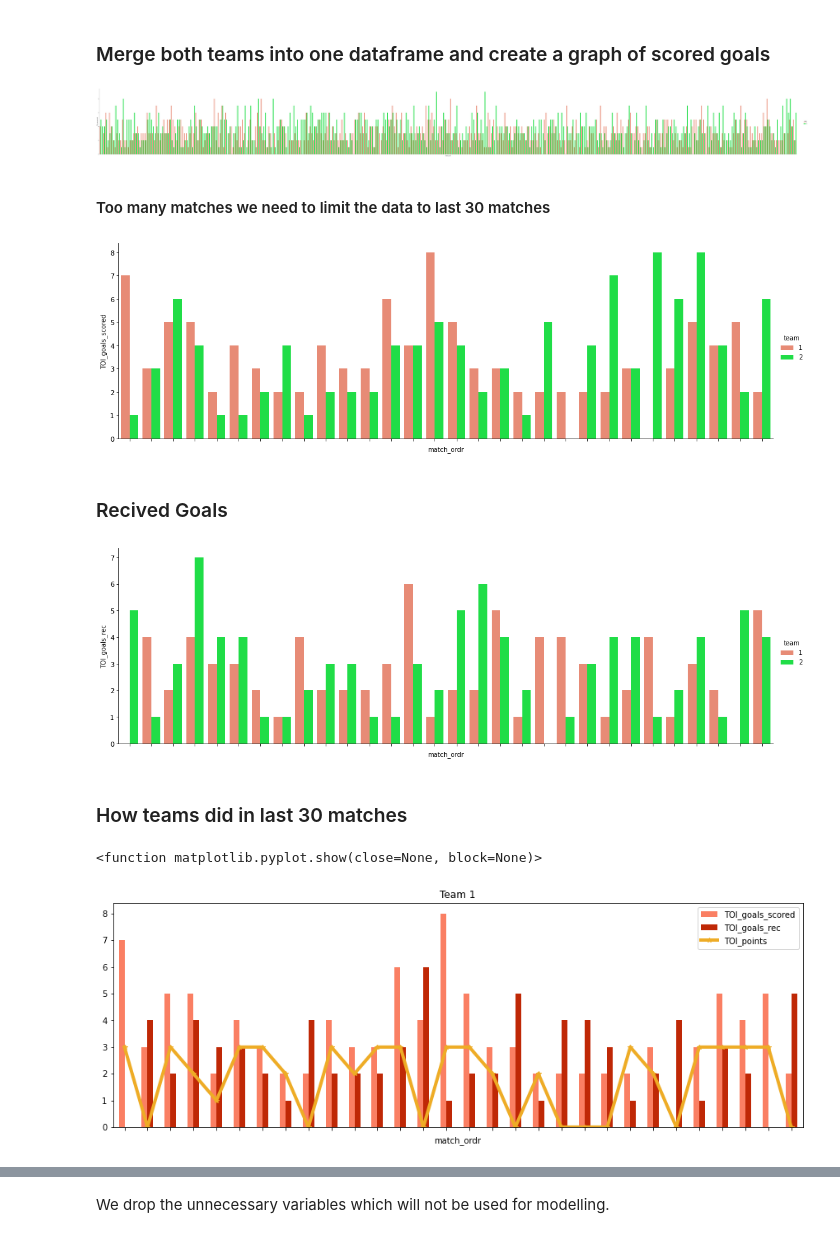
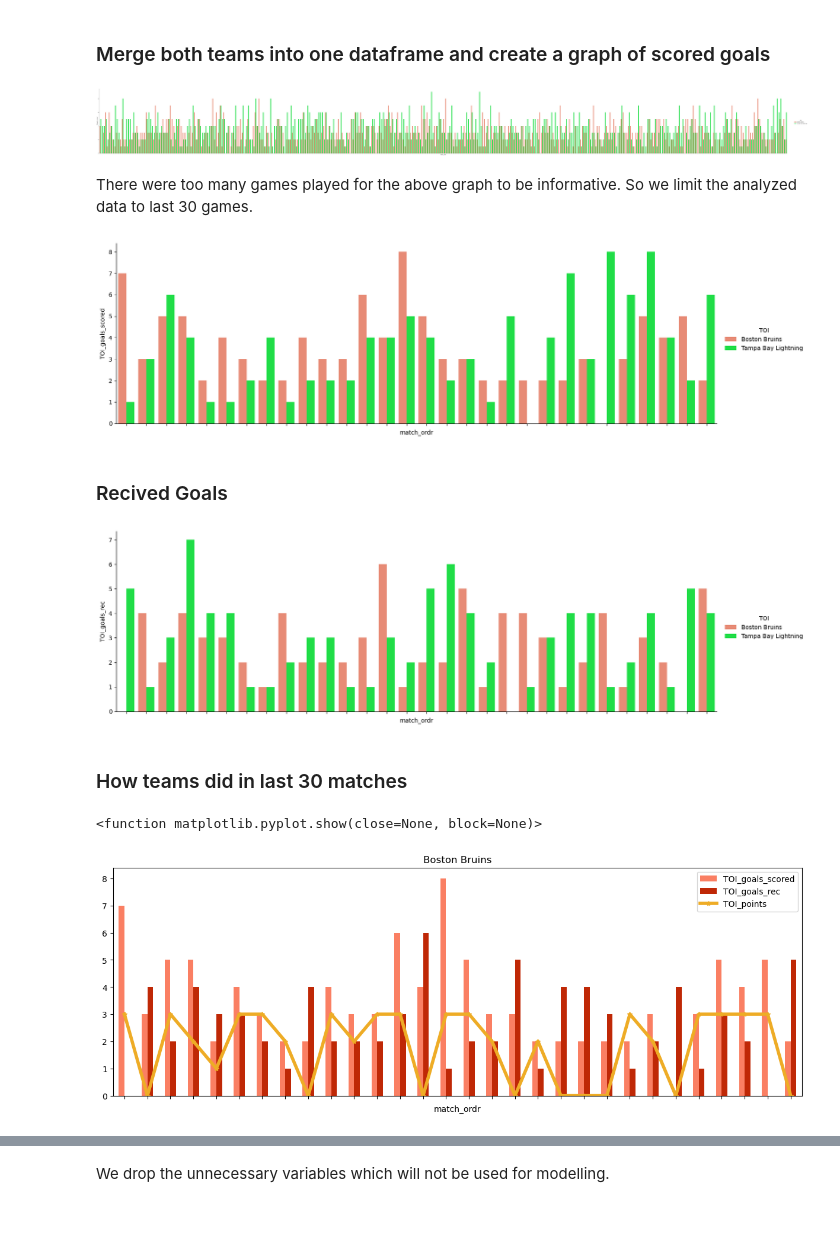
Before and after one commit to pajaKr/nhl_project, a Jupyter notebook: nhl_project.ipynb, the cells around one changed output, grey strips where cells are left out. Drawn from its saved outputs; the diff is of its cells as text; code cells hidden in the pictures.

```diff
--- a/nhl_project.ipynb
+++ b/nhl_project.ipynb
@@ -303,43 +324,41 @@ matches_team_2_graphs.head()
 # %%
 graphs = pd.concat([matches_team_1_graphs, matches_team_2_graphs], axis=0, ignore_index=False)
 graphs['team'] = (len(matches_team_1_graphs)*(1,) + len(matches_team_2_graphs)*(2,))
-graph_1 = sns.catplot(x='match_ordr', y='TOI_goals_scored', hue='team', kind='bar', data=graphs, height=10, aspect=10, palette=["#FA7F63", "#00FC35"])
+graph_1 = sns.catplot(x='match_ordr', y='TOI_goals_scored', hue='TOI', kind='bar', data=graphs, height=10, aspect=10, palette=["#FA7F63", "#00FC35"])
 graph_1.set(xticklabels=[])
 plt.show()
 # %% [output]
-[figure, old version]
+[figure, new version]
 # %% [markdown]
-#### Too many matches we need to limit the data to last 30 matches
+There were too many games played for the above graph to be informative. So we limit the analyzed data to last 30 games.
 # %%
-matches_team_1_graphs_30 = matches_team_1_graphs.tail(30)
-matches_team_2_graphs_30 = matches_team_2_graphs.tail(30)
+matches_team_1_graphs_30 = matches_team_1_graphs.tail(30).copy()
+matches_team_2_graphs_30 = matches_team_2_graphs.tail(30).copy()
 graphs_30_matches = pd.concat([matches_team_1_graphs_30, matches_team_2_graphs_30], axis=0, ignore_index=False)
-graphs_30_matches['team'] = (len(matches_team_1_graphs_30)*(1,) + len(matches_team_2_graphs_30)*(2,))
-graphs_30_matches
-graph_2 = sns.catplot(x='match_ordr', y='TOI_goals_scored', hue='team', kind='bar', data=graphs_30_matches, height=5, aspect=3, palette=["#FA7F63", "#00FC35"])
+graph_2 = sns.catplot(x='match_ordr', y='TOI_goals_scored', hue='TOI', kind='bar', data=graphs_30_matches, height=5, aspect=3, palette=["#FA7F63", "#00FC35"])
 graph_2.set(xticklabels=[])
 plt.show()
 # %% [output]
-[figure, old version]
+[figure, new version]
 # %% [markdown]
 ### Recived Goals
 # %%
-graph_3 = sns.catplot(x='match_ordr', y='TOI_goals_rec', hue='team', kind='bar', data=graphs_30_matches, height=5, aspect=3, palette=["#FA7F63", "#00FC35"])
+graph_3 = sns.catplot(x='match_ordr', y='TOI_goals_rec', hue='TOI', kind='bar', data=graphs_30_matches, height=5, aspect=3, palette=["#FA7F63", "#00FC35"])
 graph_3.set(xticklabels=[])
 plt.show()
 # %% [output]
-[figure, old version]
+[figure, new version]
 # %% [markdown]
 ### How teams did in last 30 matches
 # %%
 ax = matches_team_1_graphs_30[['TOI_goals_scored','TOI_goals_rec','match_ordr']].plot(
-    x='match_ordr',kind='bar',figsize=(15, 5),color=["#FA7F63", "#BF2806"],title='Team 1')
+    x='match_ordr',kind='bar',figsize=(15, 5),color=["#FA7F63", "#BF2806"],title=f'{team_1}')
 matches_team_1_graphs_30[['TOI_points','match_ordr']].plot(x='match_ordr',  linestyle='-', marker='*',figsize=(15, 5),use_index=False,
                                                    color=["#EEAC26"], lw=4, ax=ax)
 ax.set(xticklabels=[])
 plt.show
 # %% [output]
 <function matplotlib.pyplot.show(close=None, block=None)>
-[figure, old version]
+[figure, new version]
 # %%
 ax = matches_team_2_graphs_30[['TOI_goals_scored','TOI_goals_rec','match_ordr']].plot(
```
Also changed, not shown: parts of 131 cells of this notebook.
